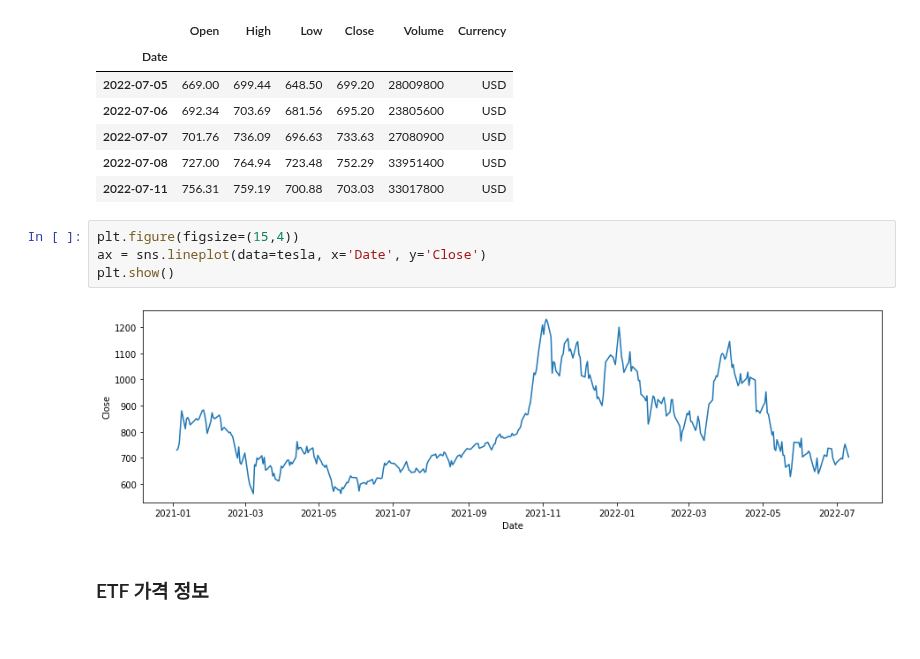
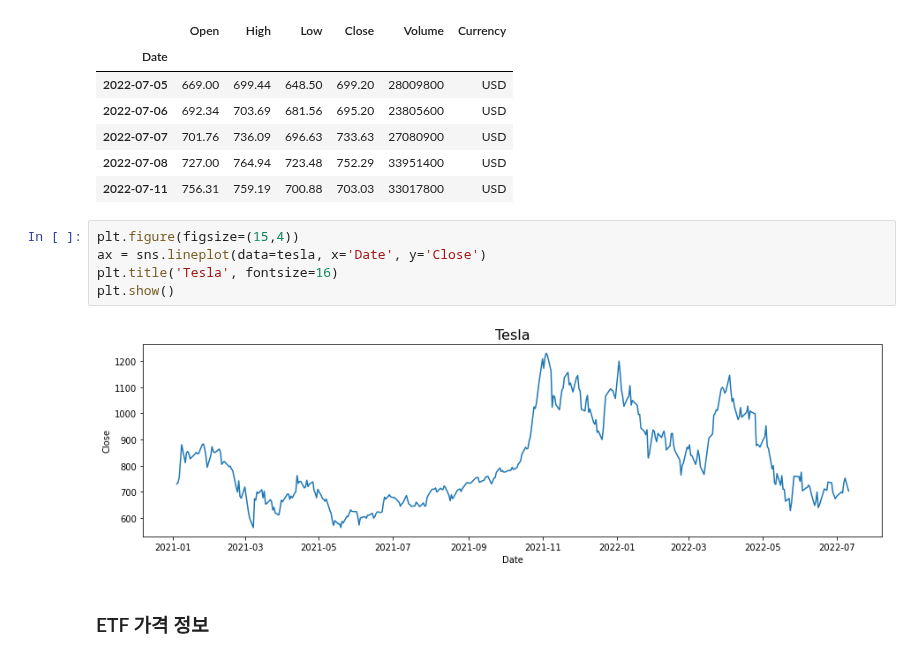
Before and after one commit to instork/data_sources, a Jupyter notebook: src/investpy.ipynb, the cells around one changed output. Drawn from its saved outputs; the diff is of its cells as text.

Commit message:
Set title

```diff
--- a/src/investpy.ipynb
+++ b/src/investpy.ipynb
@@ -56,9 +56,10 @@ tesla.tail()
 # %%
 plt.figure(figsize=(15,4))
 ax = sns.lineplot(data=tesla, x='Date', y='Close')
+plt.title('Tesla', fontsize=16)
 plt.show()
 # %% [output]
-[figure, old version]
+[figure, new version]
 # %% [markdown]
 ### ETF 가격 정보
 # %%
```
Also changed, not shown: parts of 5 cells of this notebook.
